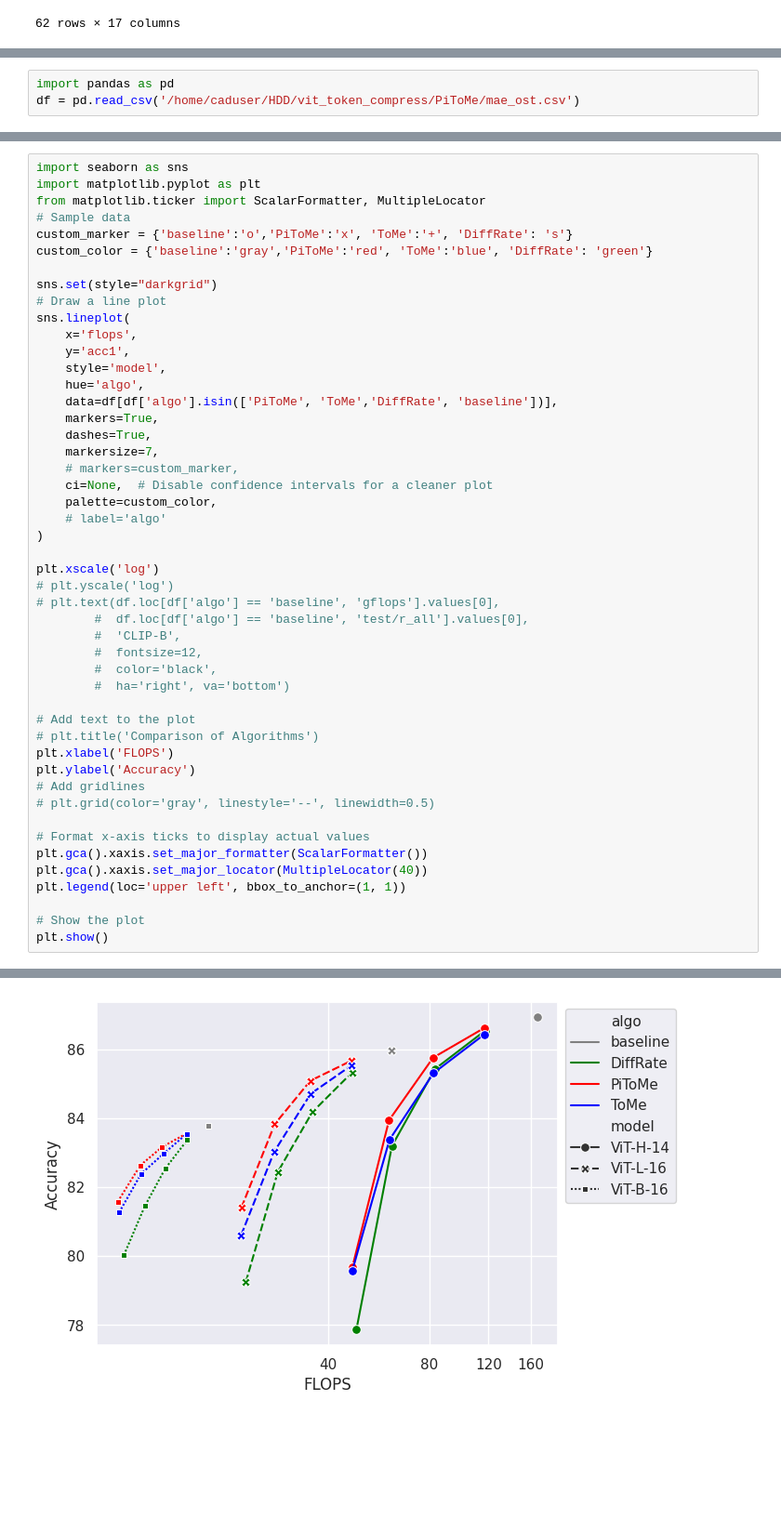
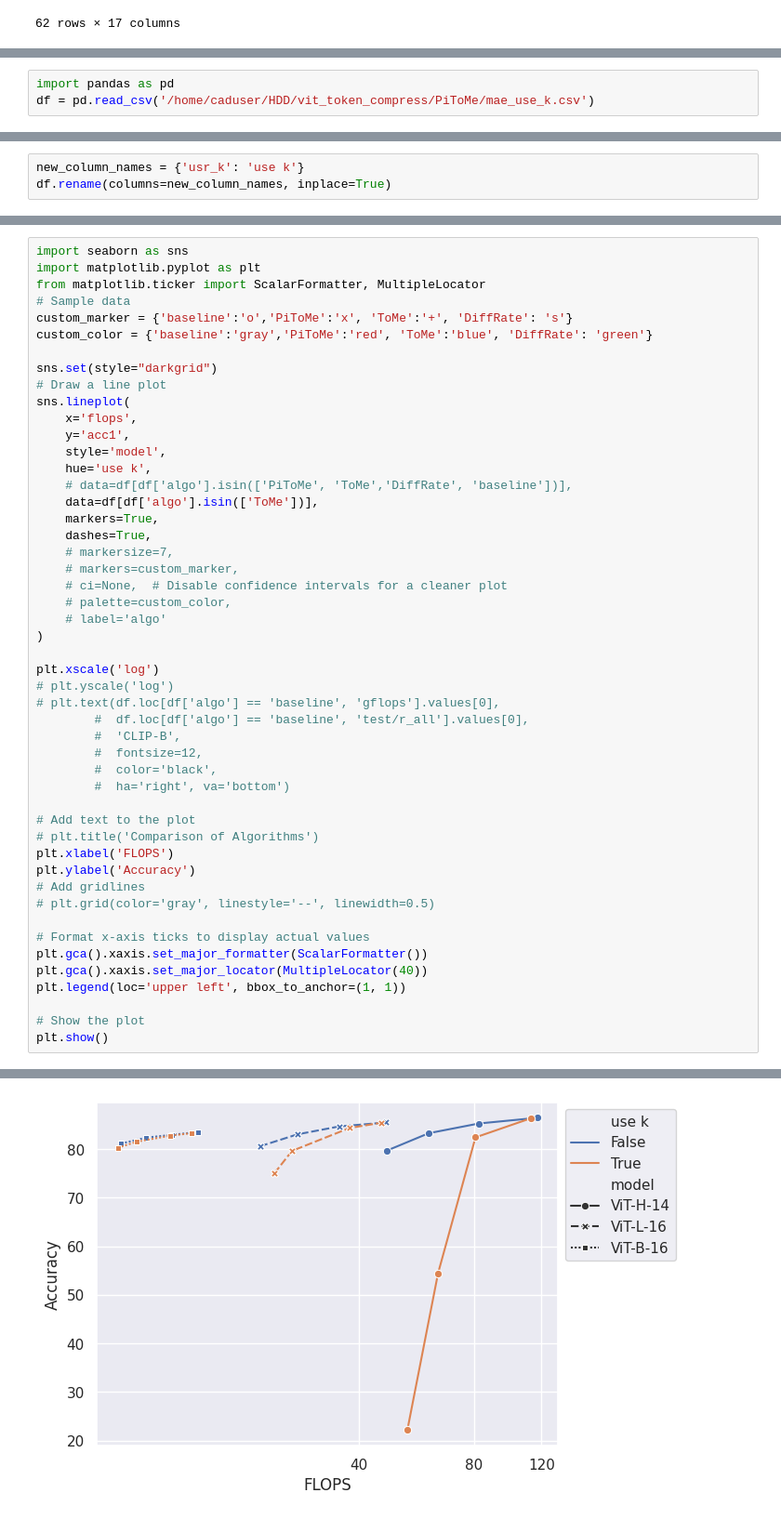
Before and after one commit to hchautran/PiToMe, a Jupyter notebook: itr/plot.ipynb, the cells around one changed output, grey strips where cells are left out. Shown at 93% size. Saved outputs shown, nothing was run; the diff lists cells and outputs as text; blank space fills up the shorter version.

```diff
--- a/itr/plot.ipynb
+++ b/itr/plot.ipynb
@@ -71,4 +71,4 @@ plt.show()
 [figure]
 # %%
 import pandas as pd
-df = pd.read_csv('/home/caduser/HDD/vit_token_compress/PiToMe/mae_ost.csv')
+df = pd.read_csv('/home/caduser/HDD/vit_token_compress/PiToMe/mae_use_k.csv')
@@ -95,2 +75,5 @@ df
+# %%
+new_column_names = {'usr_k': 'use k'}
+df.rename(columns=new_column_names, inplace=True)
 # %%
 # df.loc[df['flops'] < 1.5, 'model'] = 'DeiT-T-16'
@@ -111,14 +93,15 @@ sns.lineplot(
     x='flops',
     y='acc1',
     style='model',
-    hue='algo',
-    data=df[df['algo'].isin(['PiToMe', 'ToMe','DiffRate', 'baseline'])],
+    hue='use k',
+    # data=df[df['algo'].isin(['PiToMe', 'ToMe','DiffRate', 'baseline'])],
+    data=df[df['algo'].isin(['ToMe'])],
     markers=True,
     dashes=True,
-    markersize=7,
+    # markersize=7,
     # markers=custom_marker,
-    ci=None,  # Disable confidence intervals for a cleaner plot
-    palette=custom_color,
+    # ci=None,  # Disable confidence intervals for a cleaner plot
+    # palette=custom_color,
     # label='algo'
 )
 
@@ -152 +132 @@ The `ci` parameter is deprecated. Use `errorbar=None` for the same effect.
-[figure, old version]
+[figure, new version]
```
Also changed, not shown: parts of 4 cells of this notebook, 4 other files.
